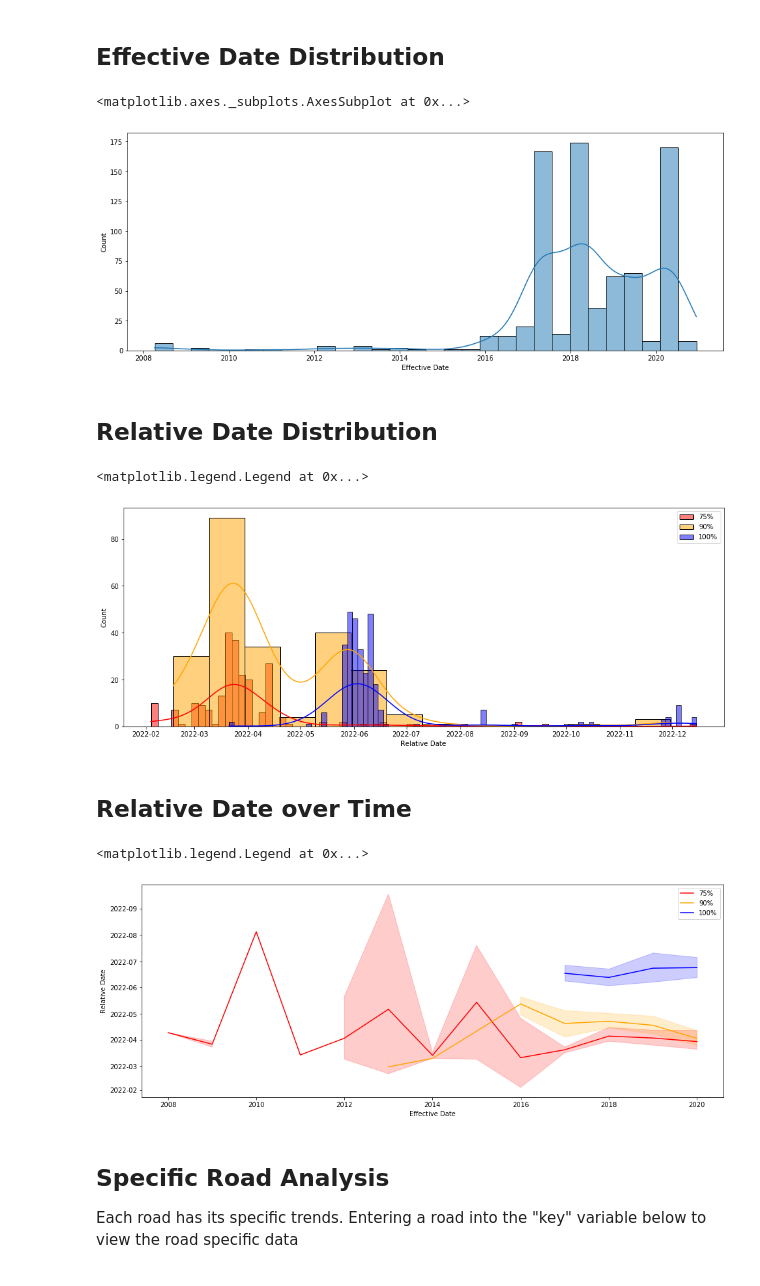
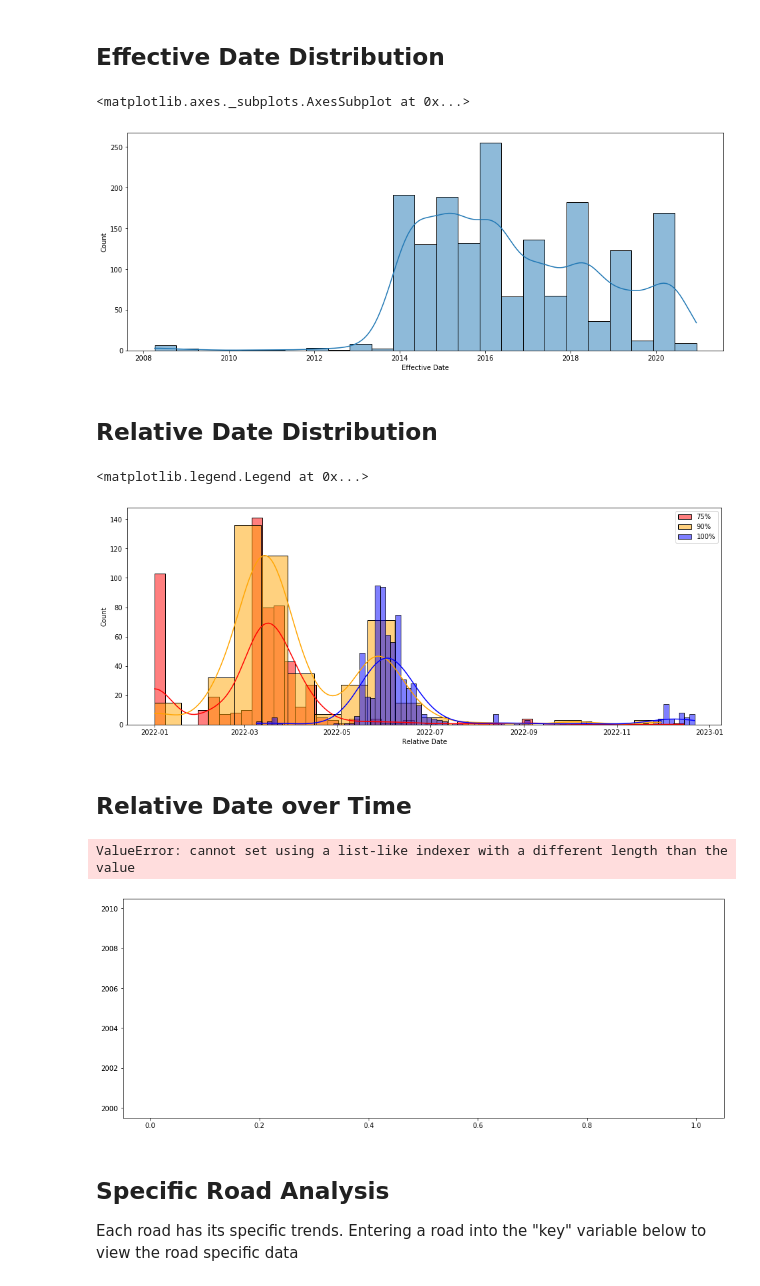
Before and after one commit to kj-kwan/alberta-road-bans, a Jupyter notebook: Road Ban Analysis.ipynb, the cells around one changed output. Drawn from its saved outputs; the diff is of its cells as text; code cells hidden in the pictures.

```diff
--- a/Road Ban Analysis.ipynb
+++ b/Road Ban Analysis.ipynb
@@ -649,7 +659,7 @@ for f in format3: # Only using summary_lists[3:] because formatting on the data
         df_temp.columns = ['Road','Description','Distance','Effective Date','Percentage']
         df_temp.fillna(method='bfill', inplace=True)
         df3 = pd.concat([df3,df_temp])
-df3 = df.drop_duplicates()
+df3 = df3.drop_duplicates()
 df3 = df3.iloc[1:].reset_index(drop=True)
 df3['Distance'] = df3['Distance'].apply(lambda x: float(str(x).split(' ')[0]))
 df3['Effective Date'] = df3['Effective Date'].apply(lambda x: dt.datetime.strptime(x,'%B %d, %Y') if type(x)==str else x)
@@ -713,0 +738,3 @@ What do I want to learn from this data?
+# %%
+df23 = pd.concat([df2,df3])
+display(df23)
@@ -714,8 +755,7 @@ What do I want to learn from this data?
 # %%
-df['Key'] = df['Road'].apply(lambda x: str(x))+': '+df['Description']
-# df['Key'] = df['Road'].apply(lambda x: str(x))+': '+df['Description']+' '+df['Percentage'].apply(lambda x: str(x))
-df['Relative Offset'] = df['Effective Date'].apply(lambda x: x-dt.datetime(x.year,1,1))
-df['Relative Date'] = dt.datetime(dt.datetime.today().year,1,1)+df['Relative Offset']
-df
+df23['Key'] = df23['Road'].apply(lambda x: str(x))+': '+df23['Description']
+df23['Relative Offset'] = df23['Effective Date'].apply(lambda x: x-dt.datetime(x.year,1,1))
+df23['Relative Date'] = dt.datetime(dt.datetime.today().year,1,1)+df23['Relative Offset']
+df23
 # %% [output]
 |  | Road | Description | Distance | Effective Date | Percentage | Key | Relative Offset | Relative Date |
@@ -783,35 +823,35 @@ road_stats[['Mean Date','Date Std','Min Date','P25 Date','P50 Date','P75 Date','
 ## Effective Date Distribution
 # %%
 plt.figure(figsize=(16,6))
-sns.histplot(df['Effective Date'],kde=True)
+sns.histplot(df23['Effective Date'],kde=True)
 # %% [output]
 <matplotlib.axes._subplots.AxesSubplot at 0x...>
-[figure, old version]
+[figure, new version]
 # %% [markdown]
 ## Relative Date Distribution
 # %%
 plt.figure(figsize=(16,6))
 pct_dict = {75:'red',90:'orange',100:'blue'}
 for pct, pct_color in pct_dict.items():
-    sns.histplot(df[(df['Percentage']==pct)].sort_values(by=['Relative Date'],ascending=True)['Relative Date'], kde=True, label=f"{pct}%", color=pct_color)
+    sns.histplot(df23[(df23['Percentage']==pct)].sort_values(by=['Relative Date'],ascending=True)['Relative Date'], kde=True, label=f"{pct}%", color=pct_color)
 plt.legend()
 # %% [output]
 <matplotlib.legend.Legend at 0x...>
-[figure, old version]
+[figure, new version]
 # %% [markdown]
 ## Relative Date over Time
 # %%
 plt.figure(figsize=(16,6))
 pct_dict = {75:'red',90:'orange',100:'blue'}
 for pct, pct_color in pct_dict.items():
     try:
-        sns.lineplot(x=df[df['Percentage']==pct]['Effective Date'].apply(lambda x: x.year), y=df[df['Percentage']==pct]['Relative Date'], label=f"{pct}%", color=pct_color)
+        sns.lineplot(x=df23[df23['Percentage']==pct]['Effective Date'].apply(lambda x: x.year), y=df23[df23['Percentage']==pct]['Relative Date'], label=f"{pct}%", color=pct_color)
     except:
         raise
 plt.legend()
 # %% [output]
-<matplotlib.legend.Legend at 0x...>
+ValueError: cannot set using a list-like indexer with a different length than the value
-[figure, old version]
+[figure, new version]
 # %% [markdown]
 ## Specific Road Analysis
 Each road has its specific trends. Entering a road into the "key" variable below to view the road specific data
```
Also changed, not shown: parts of 15 cells of this notebook.
